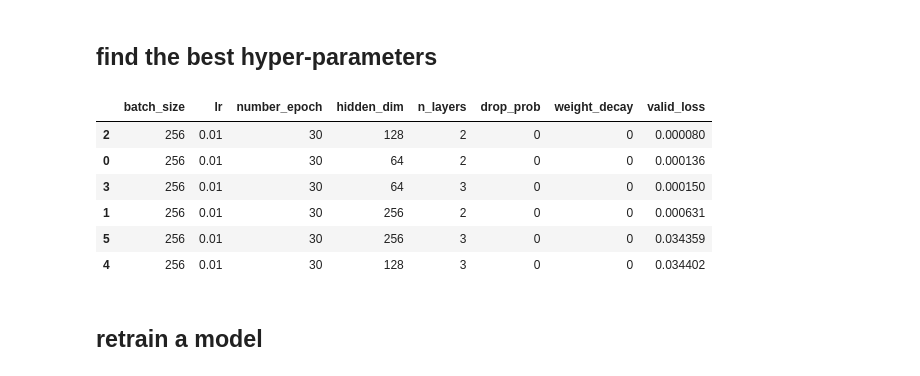
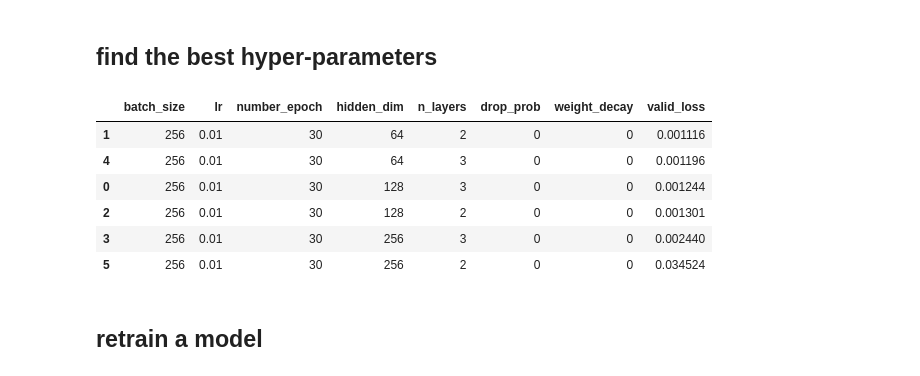
Before and after one commit to Mark-THU/load-point-forecast, a Jupyter notebook: 1223-code-DL/1231-GRU-AR.ipynb, the cells around one changed output. Saved outputs shown, nothing was run; the diff lists cells and outputs as text; code cells hidden in the pictures.

```diff
--- a/1223-code-DL/1231-GRU-AR.ipynb
+++ b/1223-code-DL/1231-GRU-AR.ipynb
@@ -128,0 +167,6 @@ class GRU(nn.Module):
+# %%
+model = GRU(16, 24, 32, 2, 0.1)
+XY_p = torch.randn(10, 72, 16)
+X_f = torch.randn(10, 24, 15)
+outputs = model(XY_p, X_f)
+outputs.shape
@@ -167,10 +213,10 @@ def train_model_hpo(train_x_list, train_y_list, valid_x_list, valid_y_list,
                             leave=True, ncols=100)
                 for i, (inputs, labels) in loop:
                     inputs = inputs.to(device=device)
-                    labels = labels[:, 0, -1:].to(device=device)
+                    labels = labels.to(device=device)
                     optimizer.zero_grad()
-                    outputs = model(inputs)
-                    loss = criterion(outputs, labels)
+                    outputs = model(inputs, labels[:, :, :-1])
+                    loss = criterion(outputs, labels[:, :, -1])
                     loss.backward()
                     optimizer.step()
                     if i % 5 == 0:
@@ -179,9 +225,9 @@ def train_model_hpo(train_x_list, train_y_list, valid_x_list, valid_y_list,
                         model.eval()
                         for inp, lab in valid_loader:
                             inp = inp.to(device)
-                            lab = lab[:, 0, -1:].to(device)
-                            out = model(inp)
-                            valid_loss = criterion(out, lab)
+                            lab = lab.to(device)
+                            out = model(inp, lab[:, :, :-1])
+                            valid_loss = criterion(out, lab[:, :, -1])
                             valid_losses.append(valid_loss.item())
 
                         model.train()
@@ -307,16 +353,16 @@ cross-validation dataset 0
 ## find the best hyper-parameters
 # %%
 records = pd.DataFrame(records).sort_values(by='valid_loss')
-records.to_csv('./records/GRU_records.csv', mode='a', index=False, header=False)
+records.to_csv('./records/GRU_AR_records.csv', mode='a', index=False, header=False)
 records
 # %% [output]
 |  | batch_size | lr | number_epoch | hidden_dim | n_layers | drop_prob | weight_decay | valid_loss |
-| 2 | 256 | 0.01 | 30 | 128 | 2 | 0 | 0 | 0.000080 |
-| 0 | 256 | 0.01 | 30 | 64 | 2 | 0 | 0 | 0.000136 |
-| 3 | 256 | 0.01 | 30 | 64 | 3 | 0 | 0 | 0.000150 |
-| 1 | 256 | 0.01 | 30 | 256 | 2 | 0 | 0 | 0.000631 |
-| 5 | 256 | 0.01 | 30 | 256 | 3 | 0 | 0 | 0.034359 |
-| 4 | 256 | 0.01 | 30 | 128 | 3 | 0 | 0 | 0.034402 |
+| 1 | 256 | 0.01 | 30 | 64 | 2 | 0 | 0 | 0.001116 |
+| 4 | 256 | 0.01 | 30 | 64 | 3 | 0 | 0 | 0.001196 |
+| 0 | 256 | 0.01 | 30 | 128 | 3 | 0 | 0 | 0.001244 |
+| 2 | 256 | 0.01 | 30 | 128 | 2 | 0 | 0 | 0.001301 |
+| 3 | 256 | 0.01 | 30 | 256 | 3 | 0 | 0 | 0.002440 |
+| 5 | 256 | 0.01 | 30 | 256 | 2 | 0 | 0 | 0.034524 |
 # %% [markdown]
 ## retrain a model
 # %%
```
Also changed, not shown: parts of 12 cells of this notebook, 2 other files.
